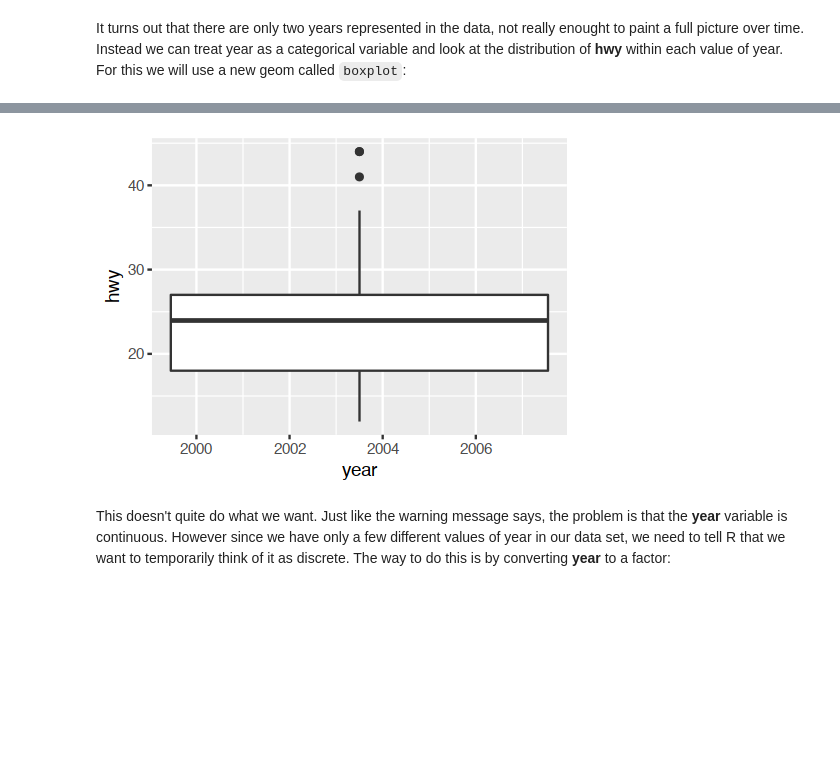
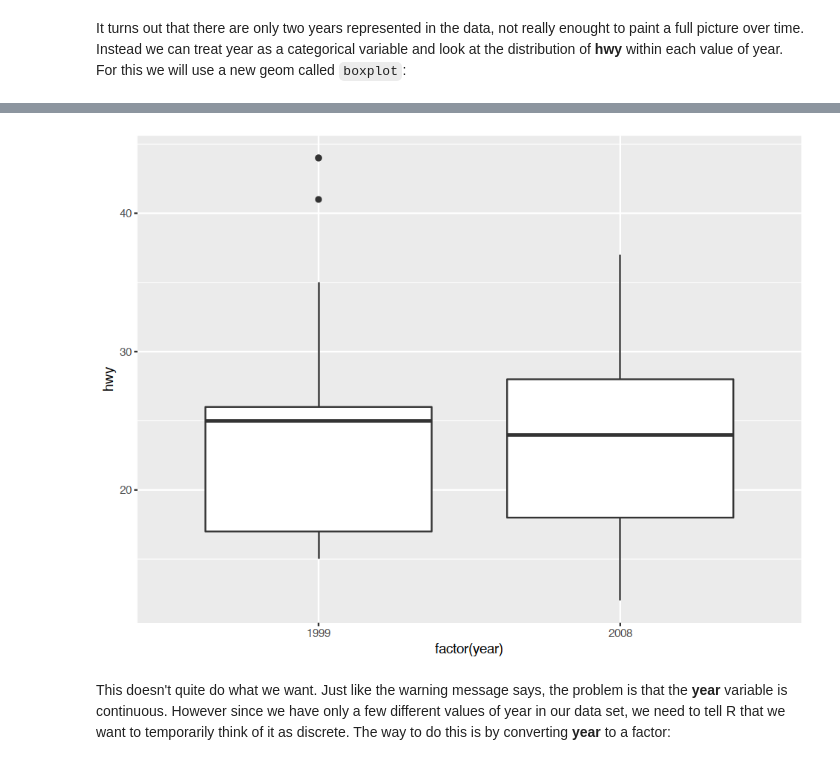
Before and after one commit to terhorst/stats306, a Jupyter notebook: lectures/lecture01/Lecture01.ipynb, the cells around one changed output, grey strips where cells are left out. Cells and saved outputs as stored; diff of their text form; code cells hidden in the pictures; blank space fills up the shorter version.

```diff
--- a/lectures/lecture01/Lecture01.ipynb
+++ b/lectures/lecture01/Lecture01.ipynb
@@ -203,5 +224,5 @@ Make a plot of year vs. highway gas mileage. Paste your plot into Slack.
 It turns out that there are only two years represented in the data, not really enought to paint a full picture over time. Instead we can treat year as a categorical variable and look at the distribution of **hwy** within each value of year. For this we will use a new geom called ``boxplot``:
 # %%
 ggplot(data = mpg) +  # year vs. hwy.
-    geom_boxplot(mapping = aes(x=year, y=hwy))
+    geom_boxplot(mapping = aes(x=factor(year), y=hwy))
 # %% [output]
@@ -210,4 +229,4 @@ Warning message:
-[figure, old version]
+[figure, new version]
 # %% [markdown]
 This doesn't quite do what we want. Just like the warning message says, the problem is that the **year** variable is continuous. However since we have only a few different values of year in our data set, we need to tell R that we want to temporarily think of it as discrete. The way to do this is by converting **year** to a factor:
 # %%
```
Also changed, not shown: parts of 24 cells of this notebook.
